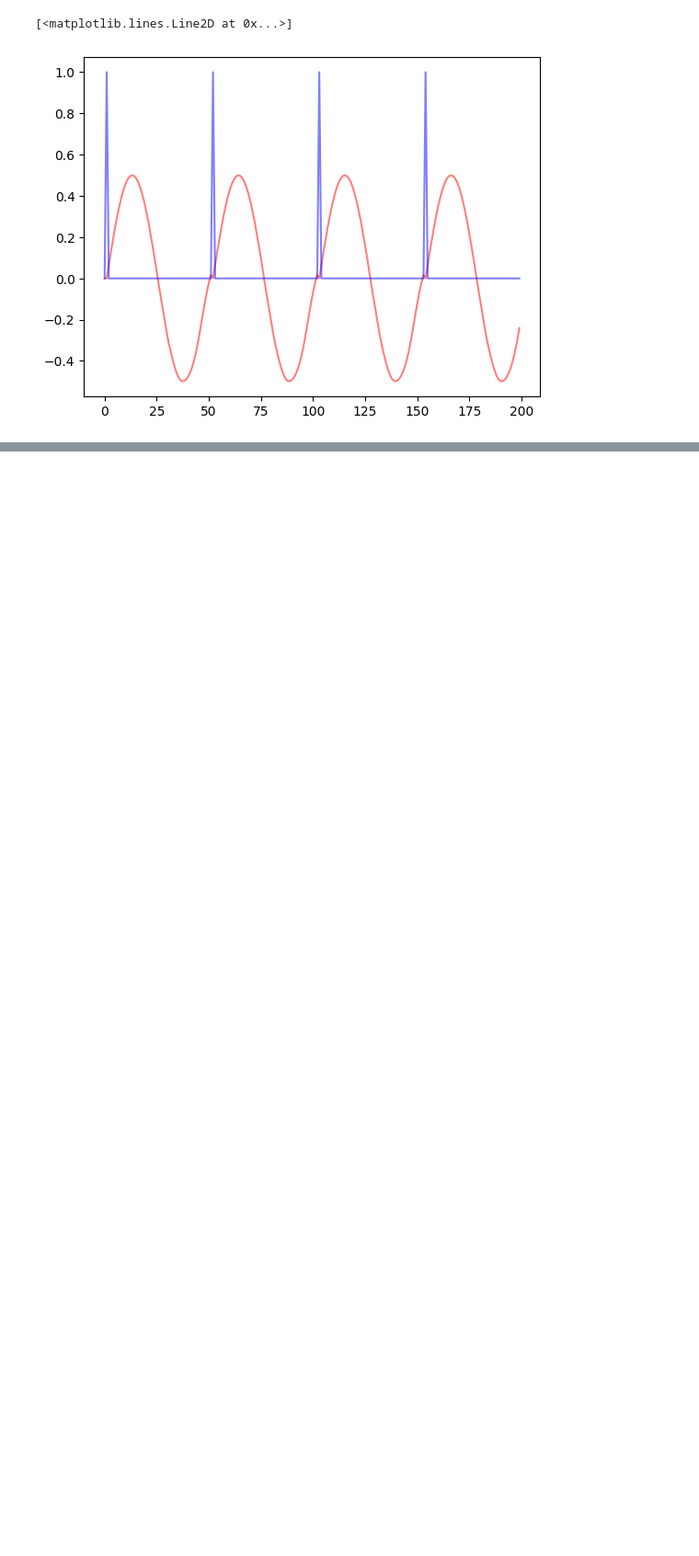
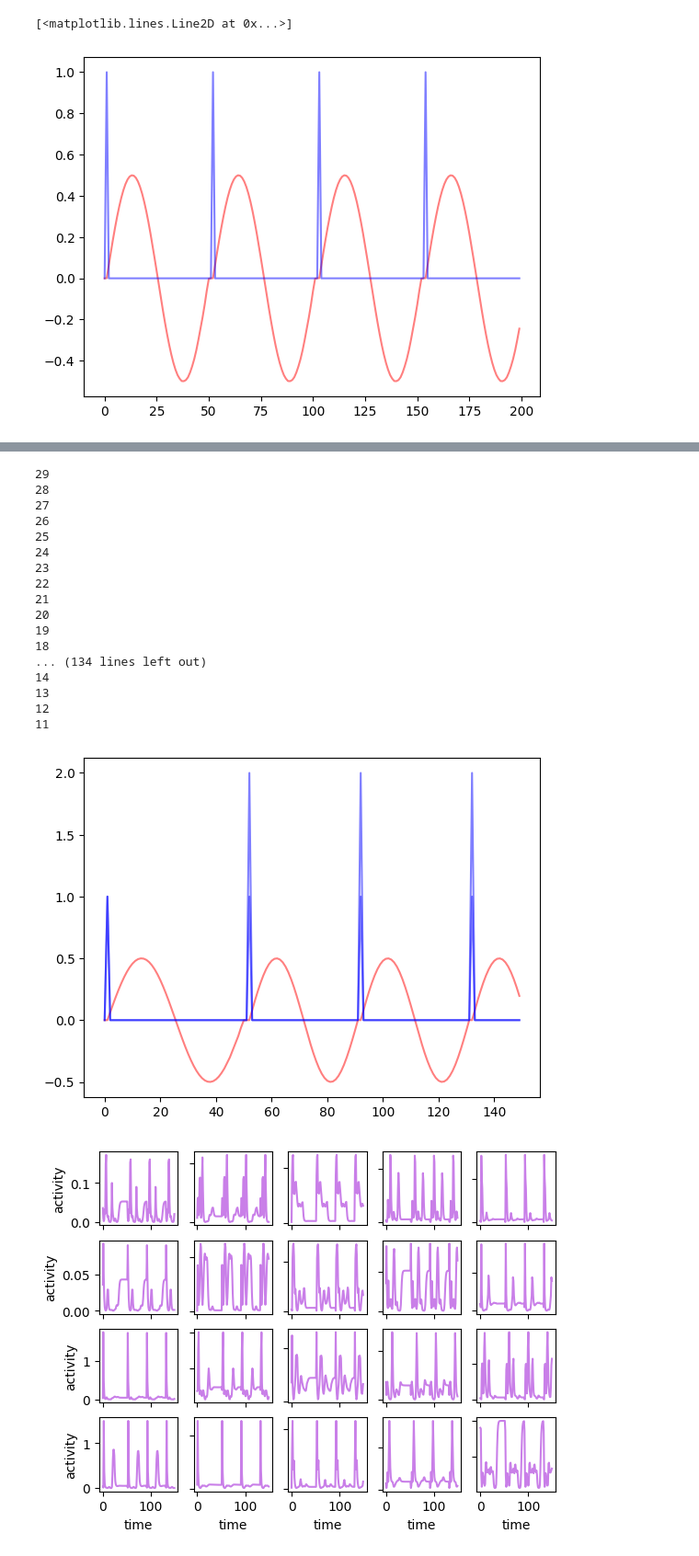
Before and after one commit to joncannon/Thesis, a Jupyter notebook: jaeger_rewrite.ipynb, the cells around one changed output, grey strips where cells are left out. Shown at 92% size. Drawn from its saved outputs; the diff is of its cells as text; code cells hidden in the pictures; blank space fills up the shorter version.

```diff
--- a/jaeger_rewrite.ipynb
+++ b/jaeger_rewrite.ipynb
@@ -597,6 +633,26 @@ print(np.mean(abs(esn4.statemat[100,:])))
 # %%
-internal,output,input = esn4.live_run(time_points=300,input_type=2)
+internal,output,input = esn4.live_run(time_points=150,input_type=2)
 plt.plot(output, color="red", alpha = 0.5, label = "output")
 plt.plot(input, color="blue", alpha = 0.5, label = "input")
 
 esn4.display_units()
+# %% [output]
+29
+28
+27
+26
+25
+24
+23
+22
+21
+20
+19
+18
+... (134 lines left out)
+14
+13
+12
+11
+[figure, added]
+[figure, added]
```
Also changed, not shown: parts of 6 cells of this notebook.
